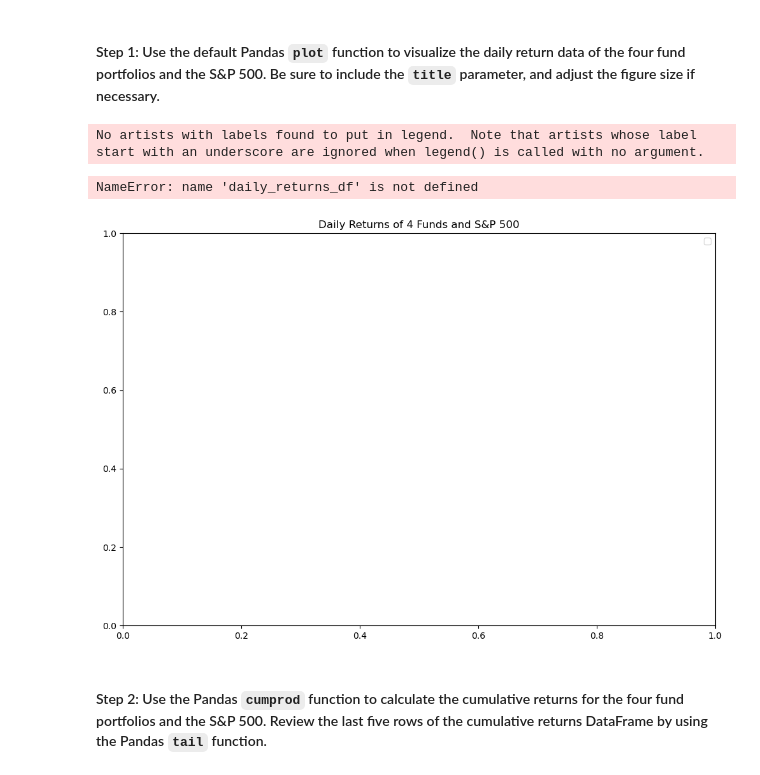
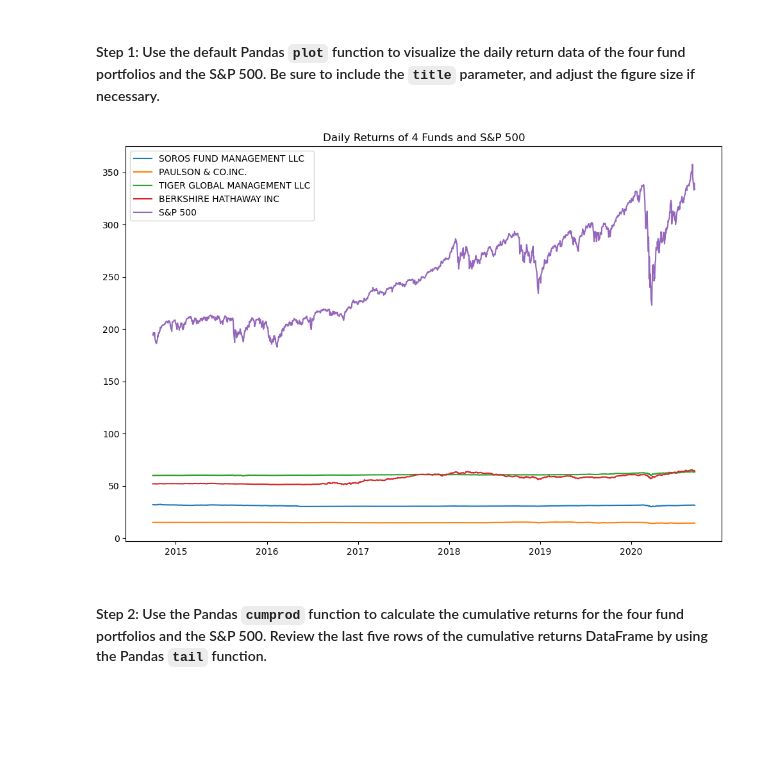
Before and after one commit to JShields07/Starter_Code-Challenge-4, a Jupyter notebook: risk_return_analysis.ipynb, the cells around one changed output. Drawn from its saved outputs; the diff is of its cells as text; code cells hidden in the pictures; blank space fills up the shorter version.

```diff
--- a/risk_return_analysis.ipynb
+++ b/risk_return_analysis.ipynb
@@ -151,23 +152,22 @@ The analysis has several components: performance, volatility, risk, risk-return
 Analyze the data to determine if any of the portfolios outperform the broader stock market, which the S&P 500 represents.
 # %% [markdown]
 #### Step 1:  Use the default Pandas `plot` function to visualize the daily return data of the four fund portfolios and the S&P 500. Be sure to include the `title` parameter, and adjust the figure size if necessary.
-# %%
-# Plot the daily return data of the 4 funds and the S&P 500
-# Inclue a title parameter and adjust the figure size
-plt.figure(figsize=(12,8))
-plt.title("Daily Returns of 4 Funds and S&P 500")
-plt.legend()
-# YOUR CODE HERE
-plt.plot(daily_returns_df.index, daily_returns_df['SOROS FUND MANAGEMENT LLC'], label="SOROS FUND MANAGEMENT LLC")
-plt.plot(daily_returns_df.index, daily_returns_df['PAULSON & CO.INC.'], label="PAULSON & CO.INC.")
-plt.plot(daily_returns_df.index, daily_returns_df['TIGER GLOBAL MANAGEMENT LLC'], label="TIGER GLOBAL MANAGEMENT LLC")
-plt.plot(daily_returns_df.index, daily_returns_df['BERKSHIRE HATHAWAY INC'], label="BERKSHIRE HATHAWAY INC")
-plt.plot(daily_returns_df.index, daily_returns_df['SP500'], label="S&P 500")
-
-plt.show()
-# %% [output]
-No artists with labels found to put in legend.  Note that artists whose label start with an underscore are ignored when legend() is called with no argument.
-NameError: name 'daily_returns_df' is not defined
-[figure, removed]
+# %%
+# Plot the daily return data of the 4 funds and the S&P 500
+# Inclue a title parameter and adjust the figure size
+plt.figure(figsize=(12,8))
+# YOUR CODE HERE
+plt.plot(whale_navs_df.index, whale_navs_df['SOROS FUND MANAGEMENT LLC'], label="SOROS FUND MANAGEMENT LLC")
+plt.plot(whale_navs_df.index, whale_navs_df['PAULSON & CO.INC.'], label="PAULSON & CO.INC.")
+plt.plot(whale_navs_df.index, whale_navs_df['TIGER GLOBAL MANAGEMENT LLC'], label="TIGER GLOBAL MANAGEMENT LLC")
+plt.plot(whale_navs_df.index, whale_navs_df['BERKSHIRE HATHAWAY INC'], label="BERKSHIRE HATHAWAY INC")
+plt.plot(whale_navs_df.index, whale_navs_df['S&P 500'], label="S&P 500")
+
+plt.title("Daily Returns of 4 Funds and S&P 500")
+plt.legend()
+
+plt.show()
+# %% [output]
+[figure, added]
 # %% [markdown]
 #### Step 2: Use the Pandas `cumprod` function to calculate the cumulative returns for the four fund portfolios and the S&P 500. Review the last five rows of the cumulative returns DataFrame by using the Pandas `tail` function.
```
Also changed, not shown: parts of 28 cells of this notebook.
